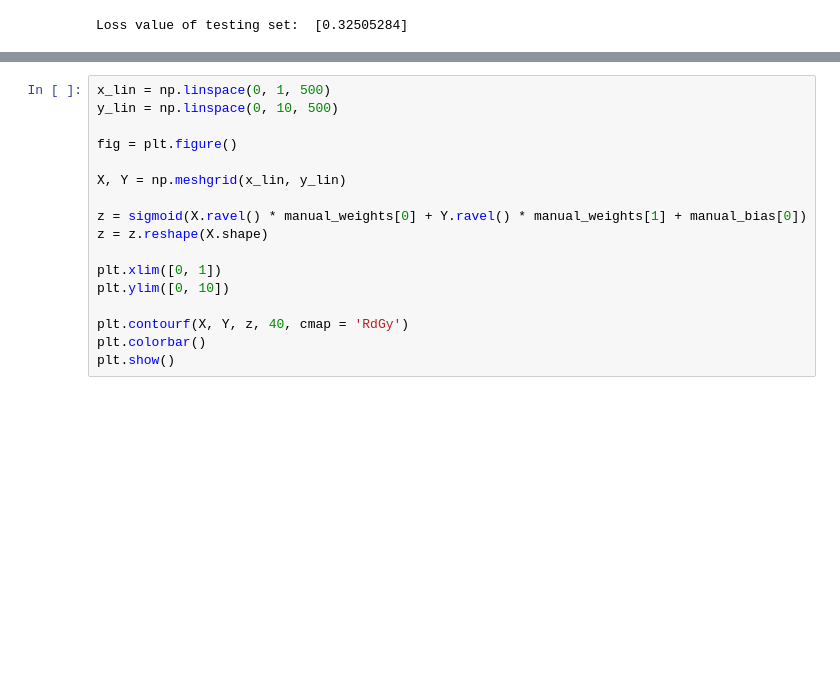
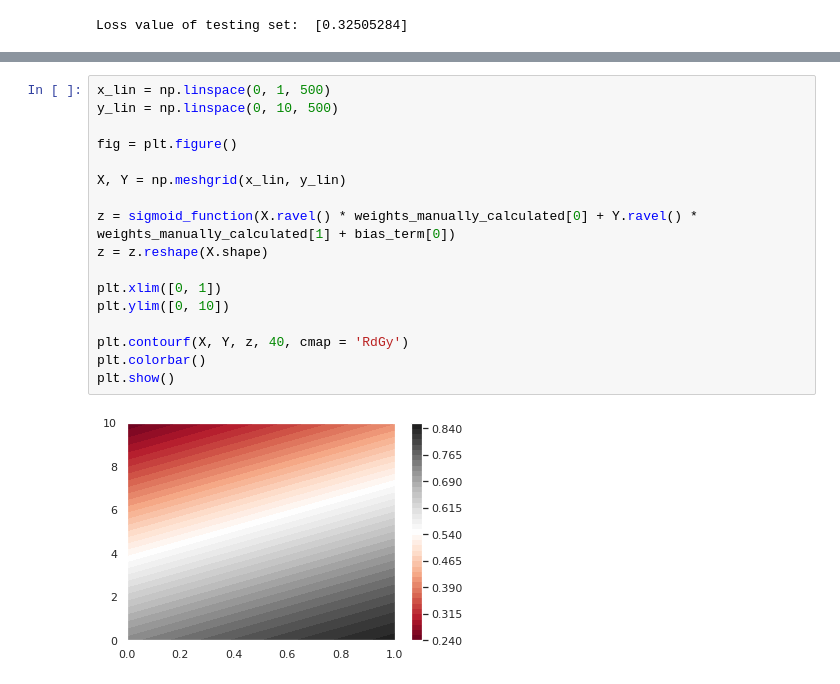
Before and after one commit to diego6289/CAP4630, a Jupyter notebook: HW_3/HW_3.ipynb, the cells around one changed output, grey strips where cells are left out. Cells and saved outputs as stored; diff of their text form; blank space fills up the shorter version.

```diff
--- a/HW_3/HW_3.ipynb
+++ b/HW_3/HW_3.ipynb
@@ -256,17 +256,19 @@ plt.plot()
 # %%
 x_lin = np.linspace(0, 1, 500)
 y_lin = np.linspace(0, 10, 500)
 
 fig = plt.figure()
 
 X, Y = np.meshgrid(x_lin, y_lin)
 
-z = sigmoid(X.ravel() * manual_weights[0] + Y.ravel() * manual_weights[1] + manual_bias[0])
+z = sigmoid_function(X.ravel() * weights_manually_calculated[0] + Y.ravel() * weights_manually_calculated[1] + bias_term[0])
 z = z.reshape(X.shape)
 
 plt.xlim([0, 1])
 plt.ylim([0, 10])
 
 plt.contourf(X, Y, z, 40, cmap = 'RdGy')
 plt.colorbar()
 plt.show()
+# %% [output]
+[figure, added]
```
Also changed, not shown: parts of 3 cells of this notebook.
